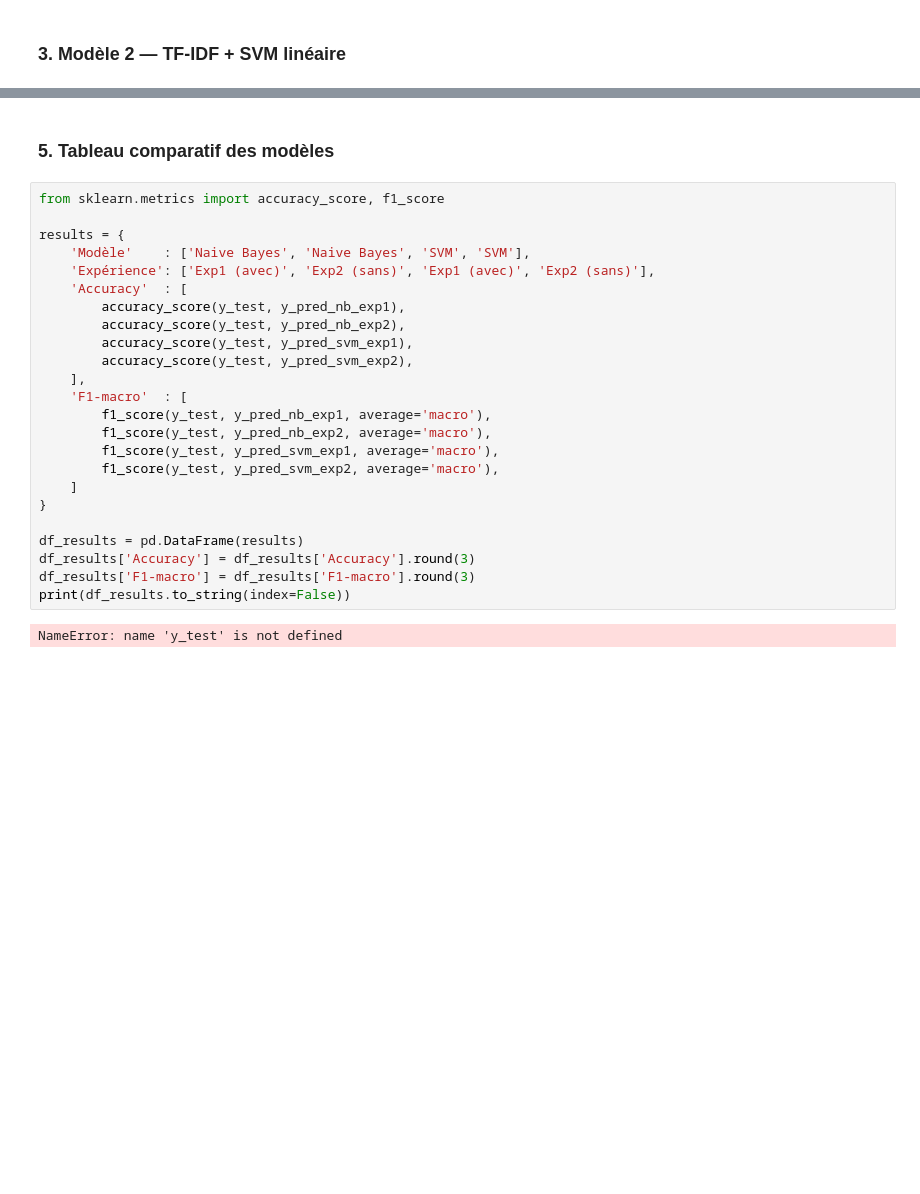
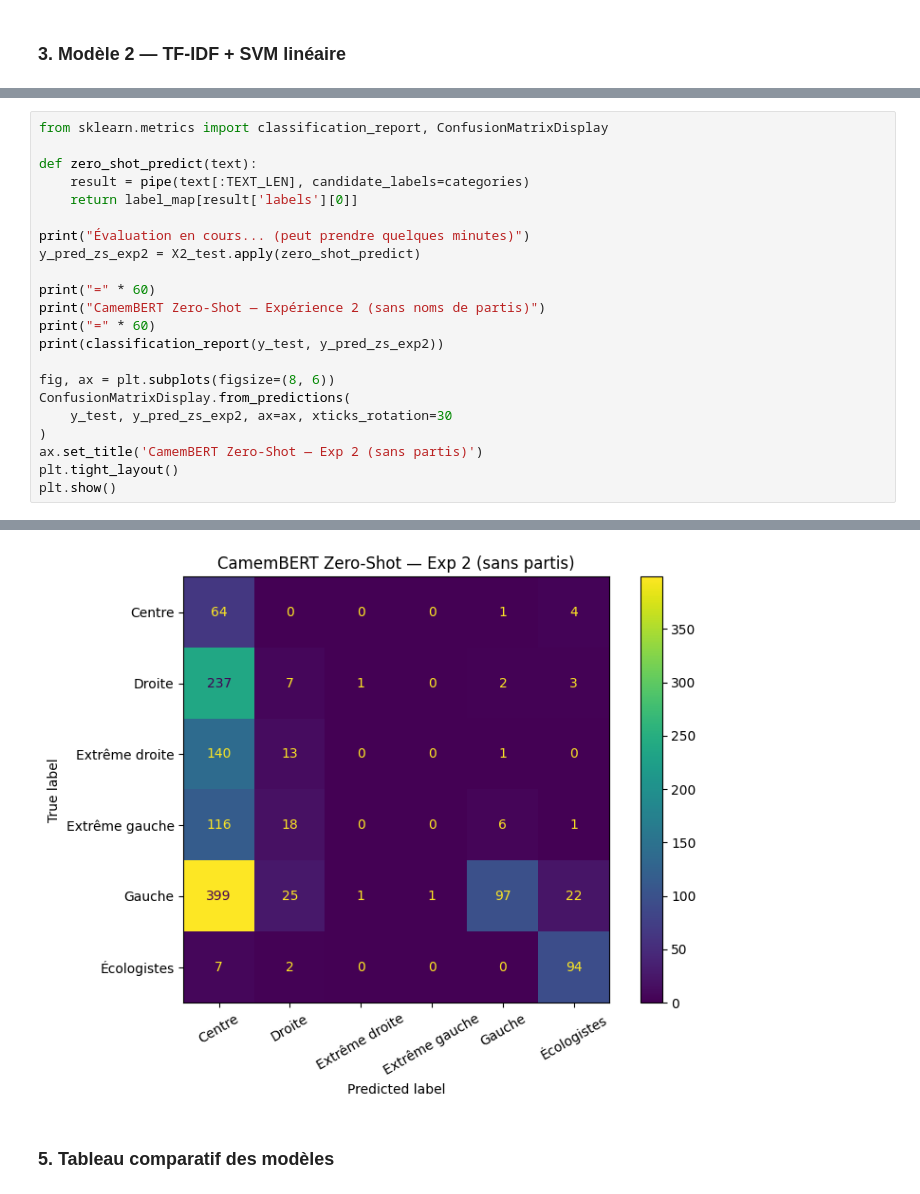
Before and after one commit to GabinSmt/archelec-political-detection, a Jupyter notebook: notebooks/archelec_political_detection.ipynb, the cells around one changed output, grey strips where cells are left out. Saved outputs shown, nothing was run; the diff lists cells and outputs as text; blank space fills up the shorter version.

Commit message:
Add models: Naive Bayes, SVM, CamemBERT zero-shot + results table

```diff
--- a/notebooks/archelec_political_detection.ipynb
+++ b/notebooks/archelec_political_detection.ipynb
@@ -669,0 +686,23 @@ print(f"Vrai label : {y_test.iloc[0]}")
+# %%
+from sklearn.metrics import classification_report, ConfusionMatrixDisplay
+
+def zero_shot_predict(text):
+    result = pipe(text[:TEXT_LEN], candidate_labels=categories)
+    return label_map[result['labels'][0]]
+
+print("Évaluation en cours... (peut prendre quelques minutes)")
+y_pred_zs_exp2 = X2_test.apply(zero_shot_predict)
+
+print("=" * 60)
+print("CamemBERT Zero-Shot — Expérience 2 (sans noms de partis)")
+print("=" * 60)
+print(classification_report(y_test, y_pred_zs_exp2))
+
+fig, ax = plt.subplots(figsize=(8, 6))
+ConfusionMatrixDisplay.from_predictions(
+    y_test, y_pred_zs_exp2, ax=ax, xticks_rotation=30
+)
+ax.set_title('CamemBERT Zero-Shot — Exp 2 (sans partis)')
+plt.tight_layout()
+plt.show()
+# %% [output]
@@ -670,28 +725,3 @@ print(f"Vrai label : {y_test.iloc[0]}")
+[figure, added]
 # %% [markdown]
 ### 5. Tableau comparatif des modèles
-# %%
-from sklearn.metrics import accuracy_score, f1_score
-
-results = {
-    'Modèle'    : ['Naive Bayes', 'Naive Bayes', 'SVM', 'SVM'],
-    'Expérience': ['Exp1 (avec)', 'Exp2 (sans)', 'Exp1 (avec)', 'Exp2 (sans)'],
-    'Accuracy'  : [
-        accuracy_score(y_test, y_pred_nb_exp1),
-        accuracy_score(y_test, y_pred_nb_exp2),
-        accuracy_score(y_test, y_pred_svm_exp1),
-        accuracy_score(y_test, y_pred_svm_exp2),
-    ],
-    'F1-macro'  : [
-        f1_score(y_test, y_pred_nb_exp1, average='macro'),
-        f1_score(y_test, y_pred_nb_exp2, average='macro'),
-        f1_score(y_test, y_pred_svm_exp1, average='macro'),
-        f1_score(y_test, y_pred_svm_exp2, average='macro'),
-    ]
-}
-
-df_results = pd.DataFrame(results)
-df_results['Accuracy'] = df_results['Accuracy'].round(3)
-df_results['F1-macro'] = df_results['F1-macro'].round(3)
-print(df_results.to_string(index=False))
-# %% [output]
-NameError: name 'y_test' is not defined
```
Also changed, not shown: parts of 14 cells of this notebook.
